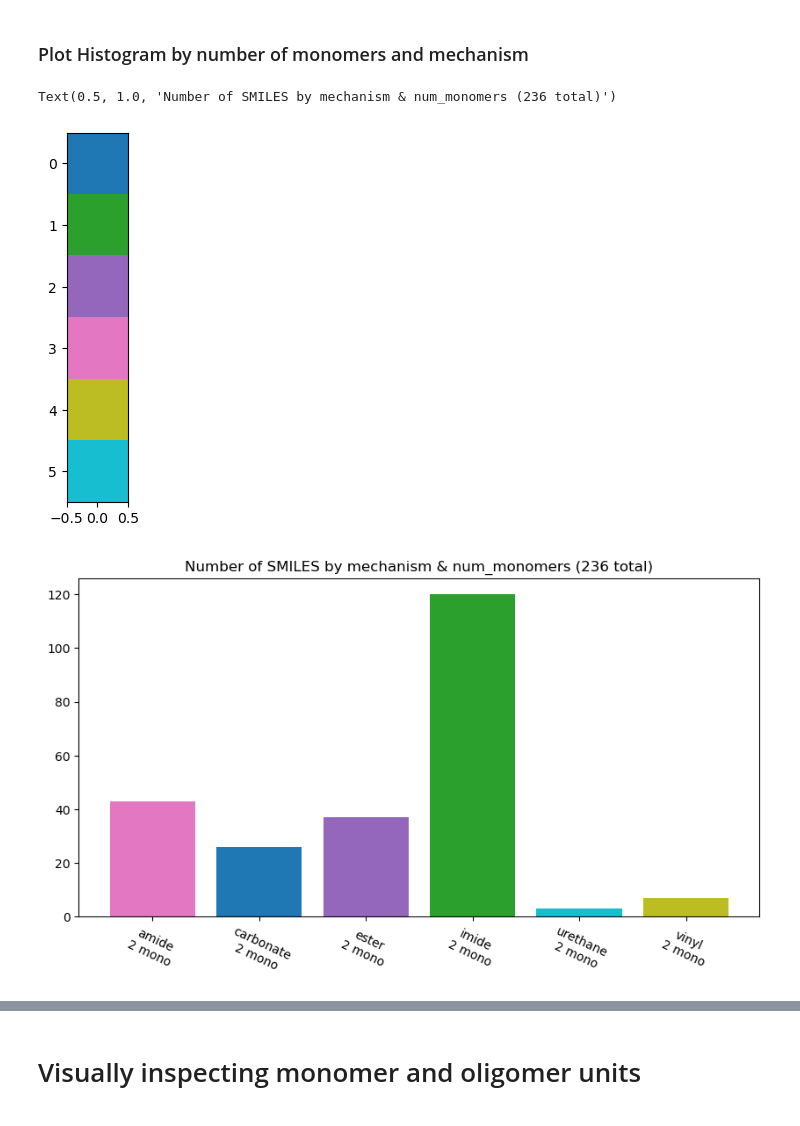
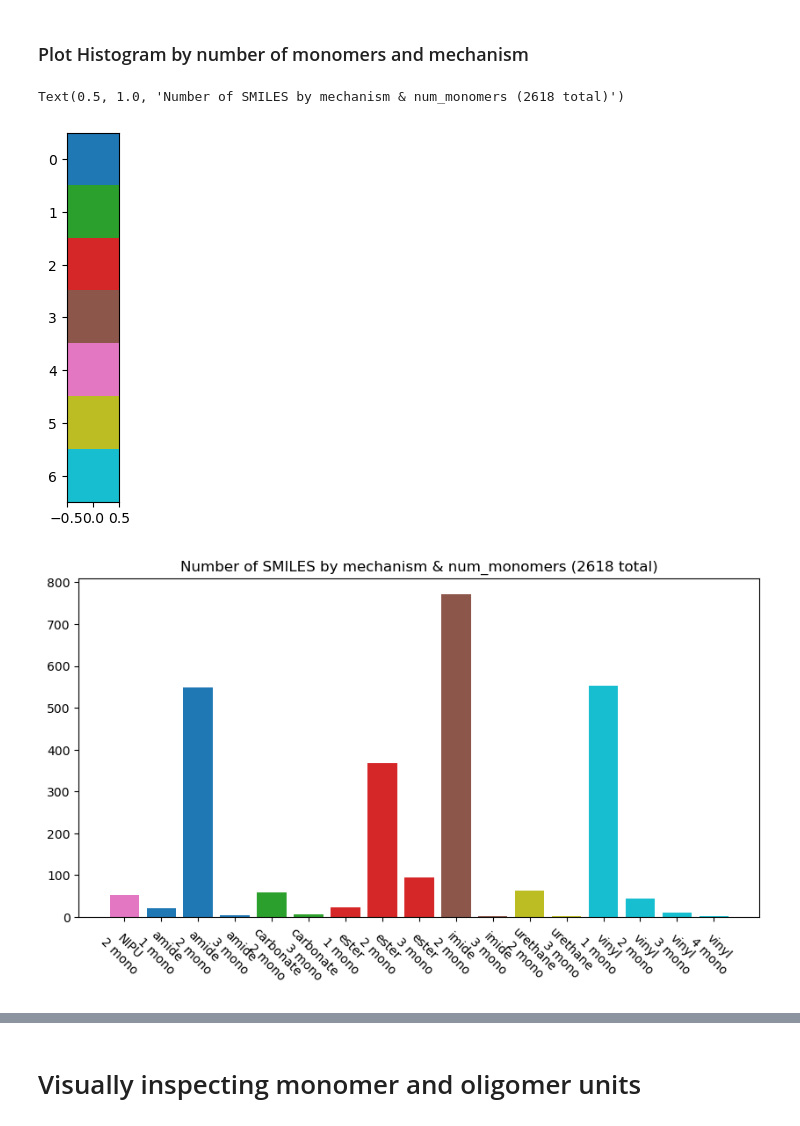
Before and after one commit to timbernat/NREL_polymers, a Jupyter notebook: inspect_inputs.ipynb, the cells around one changed output, grey strips where cells are left out. Saved outputs shown, nothing was run; the diff lists cells and outputs as text; code cells hidden in the pictures.

Commit message:
Updated references to new-style monomer datasets

```diff
--- a/inspect_inputs.ipynb
+++ b/inspect_inputs.ipynb
@@ -35,15 +35,16 @@ ASPECT = 3/2
 IPythonConsole.molSize = (int(ASPECT*DIM), DIM)   # Change image size
 
 # Static Paths
-RAW_DATA_DIR  = Path('raw_monomer_data')
-PROC_DATA_DIR = Path('processed_monomer_data')
+RAW_DATA_DIR  = Path('monomer_data_raw')
+FMT_DATA_DIR  = Path('monomer_data_formatted')
+PROC_DATA_DIR = Path('monomer_data_processed')
 RXN_FILES_DIR = Path('poly_rxns')
-# RXN_FILES_DIR = Path('rxn_smarts')
 # %% [markdown]
 # Inspecting monomer dataset
 # %%
 # input_data_path = RAW_DATA_DIR / '20231114_polyid_data_density_DP2-6 - 1,2 monomers.csv'
-input_data_path = PROC_DATA_DIR / '20231114_polyid_data_density_FILTERED.csv'
-df = pd.read_csv(input_data_path)
+# input_data_path = PROC_DATA_DIR / '20231114_polyid_data_density_FILTERED.csv'
+input_data_path = RAW_DATA_DIR / '221010_trainingdata_DP-18_expanded.csv'
+df = pd.read_csv(input_data_path, index_col=0)
 len(df)
 # %% [output]
@@ -52,6 +53,10 @@ len(df)
 ## Sort by polymerization mechanism and #monomers, obtain respective counts and colors
 # %%
 from polymerist.graphics import plotutils
+
+
+if 'num_monomers' not in df.columns:
+    df['num_monomers'] = df.smiles_monomer.map(lambda smiles : len(smiles.split('.')))
 
 # keys = ['num_monomers', 'mechanism']
 keys = ['mechanism', 'num_monomers']
@@ -79,13 +84,13 @@ for (mech, num_mono), count_val in counts.items():
 # %%
 plt.imshow(carr)
 
 plotutils.presize_subplots(1, 1, scale=10, elongation=1/2)
 
 plt.bar(plot_counts.keys(), plot_counts.values(), color=colors)
-plt.xticks(np.arange(len(counts))+0, rotation=-25)
+plt.xticks(np.arange(len(counts))+0, rotation=-45)
 
 plt.title(f'Number of SMILES by {" & ".join(keys)} ({len(df)} total)')
 # %% [output]
-Text(0.5, 1.0, 'Number of SMILES by mechanism & num_monomers (236 total)')
+Text(0.5, 1.0, 'Number of SMILES by mechanism & num_monomers (2618 total)')
-[figure, old version]
+[figure, new version]
-[figure, old version]
+[figure, new version]
```
Also changed, not shown: parts of 3 cells of this notebook, 8 other files.
